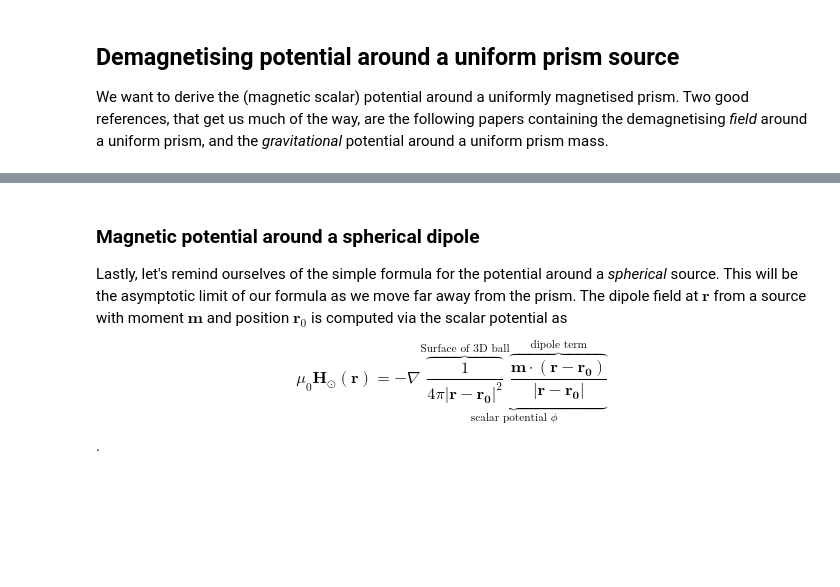
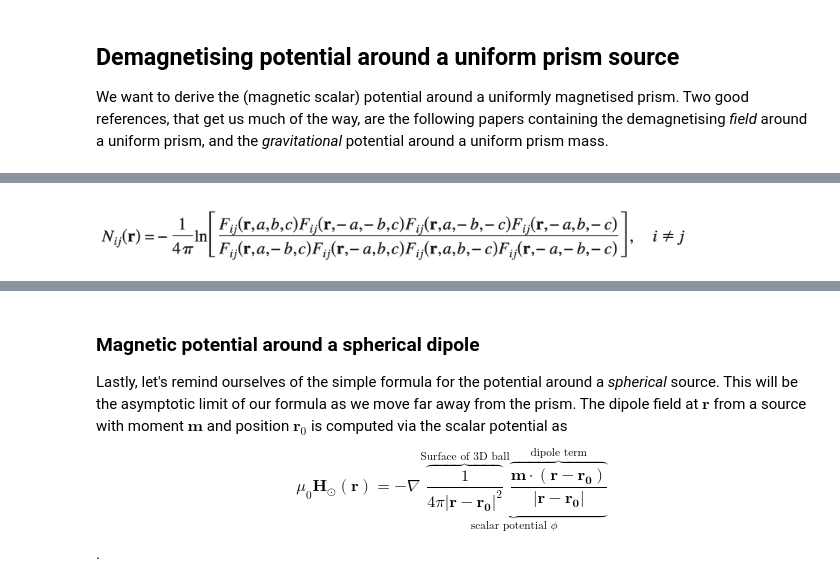
Before and after one commit to cmt-dtu-energy/hypermagnetics, a Jupyter notebook: nbs/sources.ipynb, the cells around one changed output, grey strips where cells are left out. Cells and saved outputs as stored; diff of their text form; code cells hidden in the pictures; blank space fills up the shorter version.

```diff
--- a/nbs/sources.ipynb
+++ b/nbs/sources.ipynb
@@ -27,0 +19,4 @@ Nevertheless, we can take from this that for the magnetic _potential_ there shou
+# %%
+Image(filename="nbs/assets/demag-tensor-offdiag.png", width=600)
+# %% [output]
+[figure, added]
```
Also changed, not shown: parts of 10 cells of this notebook.
